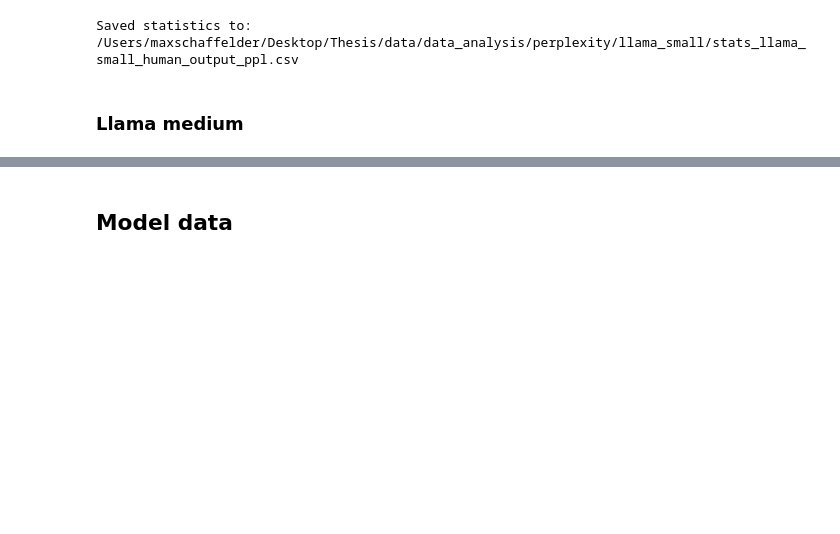
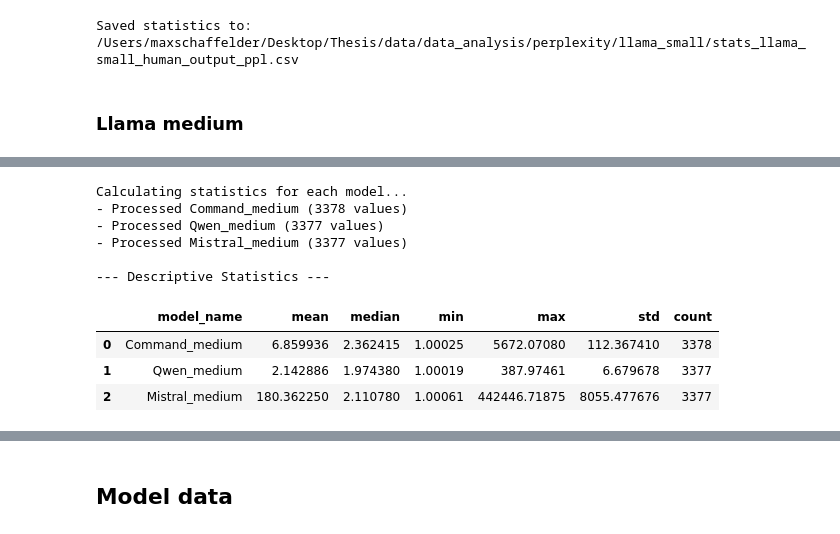
Before and after one commit to maxschaffelder/synthetic_data_diversity, a Jupyter notebook: data_analysis/perplexity/perplexity.ipynb, the cells around one changed output, grey strips where cells are left out. Cells and saved outputs as stored; diff of their text form; code cells hidden in the pictures; blank space fills up the shorter version.

```diff
--- a/data_analysis/perplexity/perplexity.ipynb
+++ b/data_analysis/perplexity/perplexity.ipynb
@@ -635,0 +604,17 @@ display(stats_df)
+# %%
+mistral_medium_data = []
+
+with open("/Users/maxschaffelder/Desktop/Thesis/data/data_analysis/perplexity/llama_medium/dolly_train_2_Mistral_medium_PPL.jsonl", "r") as f:
+    for line in f:
+        data = json.loads(line)
+
+        mistral_medium_response = {
+            "instruction": data["instruction"],
+            "response_model": data["response_model"],
+            "model_name": data["model_name"],
+            "perplexity": data["token_probabilities"]["perplexity"]
+        }
+
+        mistral_medium_data.append(mistral_medium_response)
+
+mistral_medium_data[0]
@@ -635,0 +626,63 @@ display(stats_df)
+# %%
+import numpy as np
+import pandas as pd
+
+# List of the datasets you have already loaded
+# Each tuple contains the desired model name and the data list
+datasets_to_process = [
+    ("Command_medium", command_data),
+    ("Qwen_medium", qwen_medium_data),
+    ("Mistral_medium", mistral_medium_data)
+]
+
+# --- Calculate Statistics ---
+
+stats_by_model = {}
+print("Calculating statistics for each model...")
+
+for model_name, data_list in datasets_to_process:
+    # Extract the perplexity values from the list of dictionaries
+    perplexities = [entry['perplexity'] for entry in data_list if 'perplexity' in entry]
+
+    if not perplexities:
+        print(f"Warning: No perplexity values found for {model_name}.")
+        continue
+
+    # Convert to a NumPy array for calculation
+    ppls_np = np.array(perplexities)
+
+    # Calculate and store the statistics
+    stats_by_model[model_name] = {
+        "mean": np.mean(ppls_np),
+        "median": np.median(ppls_np),
+        "min": np.min(ppls_np),
+        "max": np.max(ppls_np),
+        "std": np.std(ppls_np),
+        "count": len(ppls_np)
+    }
+    print(f"- Processed {model_name} ({len(ppls_np)} values)")
+
+# --- Display Results ---
+
+if stats_by_model:
+    # Convert the dictionary of stats to a Pandas DataFrame
+    stats_df = pd.DataFrame.from_dict(stats_by_model, orient='index')
+    stats_df.index.name = 'model_name'
+    stats_df.reset_index(inplace=True)
+    stats_df.to_csv("/Users/maxschaffelder/Desktop/Thesis/data/data_analysis/perplexity/llama_medium/dolly_train_all_stats.csv")
+
+    print("\n--- Descriptive Statistics ---")
+    display(stats_df)
+else:
+    print("\nNo statistics were calculated.")
+# %% [output]
+Calculating statistics for each model...
+- Processed Command_medium (3378 values)
+- Processed Qwen_medium (3377 values)
+- Processed Mistral_medium (3377 values)
+
+--- Descriptive Statistics ---
+|  | model_name | mean | median | min | max | std | count |
+| 0 | Command_medium | 6.859936 | 2.362415 | 1.00025 | 5672.07080 | 112.367410 | 3378 |
+| 1 | Qwen_medium | 2.142886 | 1.974380 | 1.00019 | 387.97461 | 6.679678 | 3377 |
+| 2 | Mistral_medium | 180.362250 | 2.110780 | 1.00061 | 442446.71875 | 8055.477676 | 3377 |
```
Also changed, not shown: parts of 9 cells of this notebook.
